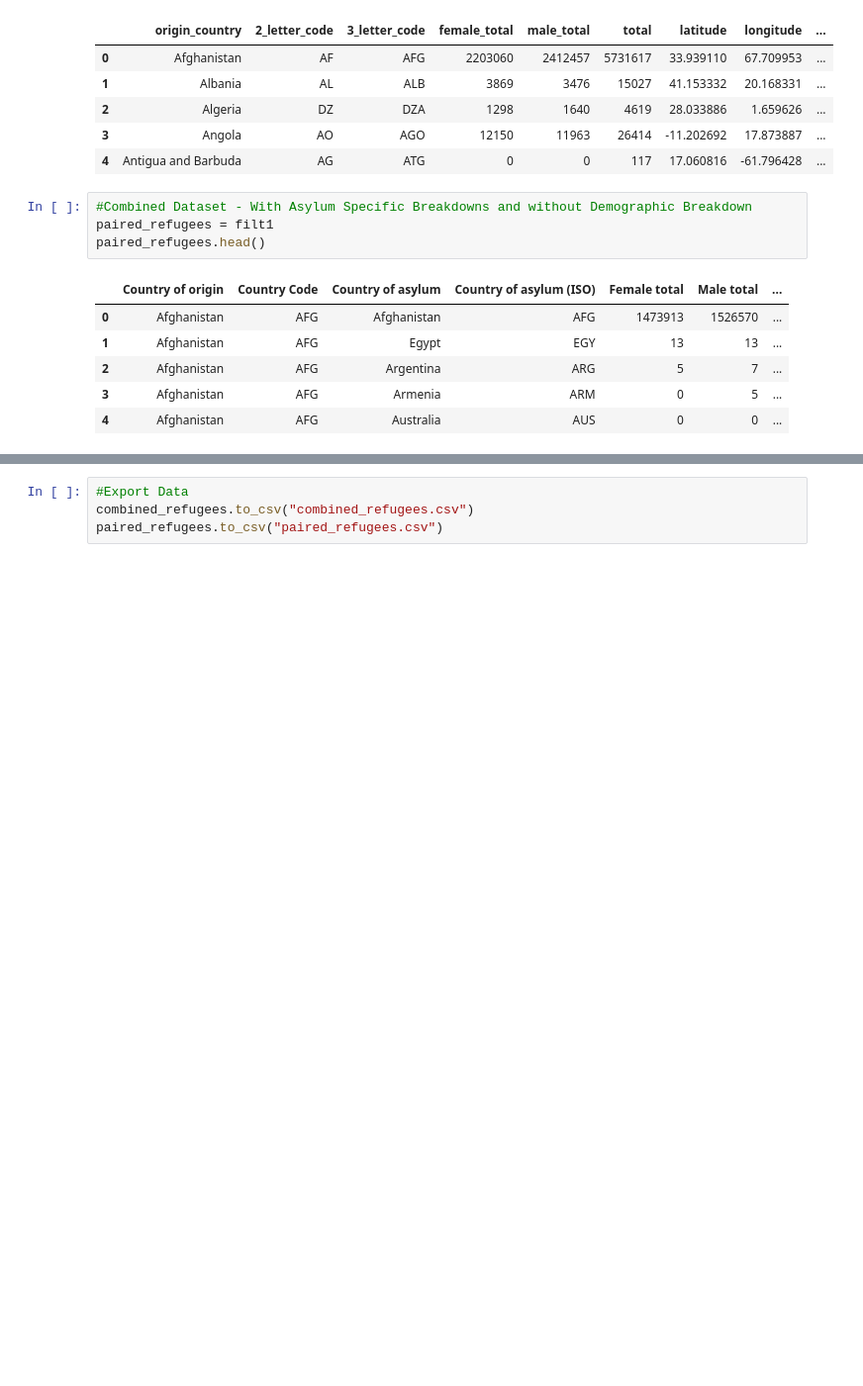
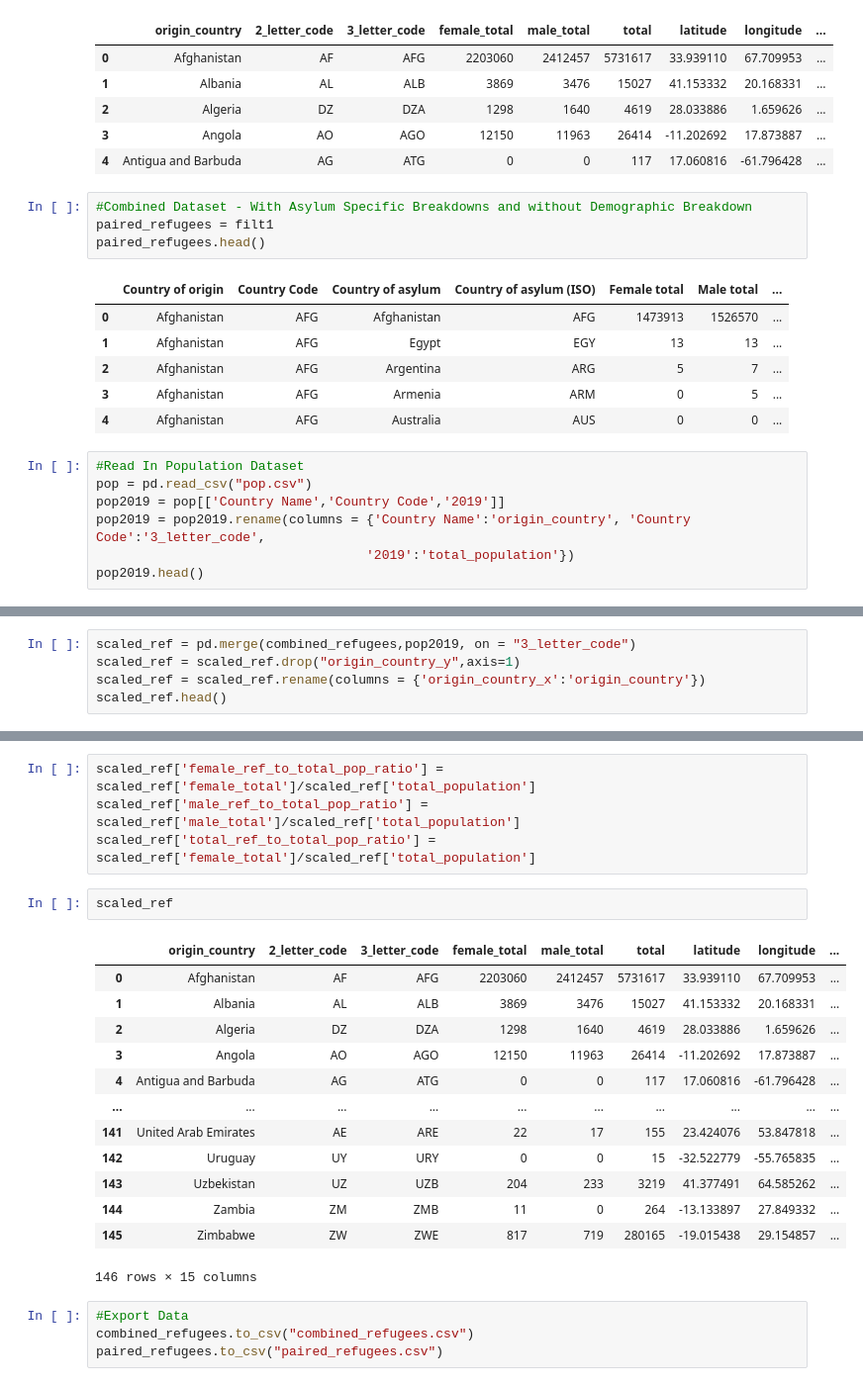
Before and after one commit to yjbae99/orie3120project, a Jupyter notebook: preprocessing/3120pp-Main.ipynb, the cells around one changed output, grey strips where cells are left out. Shown: that part at 99% size. Saved outputs shown, nothing was run; the diff lists cells and outputs as text; blank space fills up the shorter version.

```diff
--- a/preprocessing/3120pp-Main.ipynb
+++ b/preprocessing/3120pp-Main.ipynb
@@ -223,3 +223,10 @@ paired_refugees.head()
 | 2 | Afghanistan | AFG | Argentina | ARG | 5 | 7 | ... |
 | 3 | Afghanistan | AFG | Armenia | ARM | 0 | 5 | ... |
 | 4 | Afghanistan | AFG | Australia | AUS | 0 | 0 | ... |
+# %%
+#Read In Population Dataset
+pop = pd.read_csv("pop.csv")
+pop2019 = pop[['Country Name','Country Code','2019']]
+pop2019 = pop2019.rename(columns = {'Country Name':'origin_country', 'Country Code':'3_letter_code',
+                                   '2019':'total_population'})
+pop2019.head()
@@ -225,0 +240,5 @@ paired_refugees.head()
+# %%
+scaled_ref = pd.merge(combined_refugees,pop2019, on = "3_letter_code")
+scaled_ref = scaled_ref.drop("origin_country_y",axis=1)
+scaled_ref = scaled_ref.rename(columns = {'origin_country_x':'origin_country'})
+scaled_ref.head()
@@ -226,3 +252,23 @@ paired_refugees.head()
+# %%
+scaled_ref['female_ref_to_total_pop_ratio'] = scaled_ref['female_total']/scaled_ref['total_population']
+scaled_ref['male_ref_to_total_pop_ratio'] = scaled_ref['male_total']/scaled_ref['total_population']
+scaled_ref['total_ref_to_total_pop_ratio'] = scaled_ref['female_total']/scaled_ref['total_population']
+# %%
+scaled_ref
+# %% [output]
+|  | origin_country | 2_letter_code | 3_letter_code | female_total | male_total | total | latitude | longitude | ... |
+| 0 | Afghanistan | AF | AFG | 2203060 | 2412457 | 5731617 | 33.939110 | 67.709953 | ... |
+| 1 | Albania | AL | ALB | 3869 | 3476 | 15027 | 41.153332 | 20.168331 | ... |
+| 2 | Algeria | DZ | DZA | 1298 | 1640 | 4619 | 28.033886 | 1.659626 | ... |
+| 3 | Angola | AO | AGO | 12150 | 11963 | 26414 | -11.202692 | 17.873887 | ... |
+| 4 | Antigua and Barbuda | AG | ATG | 0 | 0 | 117 | 17.060816 | -61.796428 | ... |
+| ... | ... | ... | ... | ... | ... | ... | ... | ... | ... |
+| 141 | United Arab Emirates | AE | ARE | 22 | 17 | 155 | 23.424076 | 53.847818 | ... |
+| 142 | Uruguay | UY | URY | 0 | 0 | 15 | -32.522779 | -55.765835 | ... |
+| 143 | Uzbekistan | UZ | UZB | 204 | 233 | 3219 | 41.377491 | 64.585262 | ... |
+| 144 | Zambia | ZM | ZMB | 11 | 0 | 264 | -13.133897 | 27.849332 | ... |
+| 145 | Zimbabwe | ZW | ZWE | 817 | 719 | 280165 | -19.015438 | 29.154857 | ... |
+146 rows × 15 columns
 # %%
 #Export Data
 combined_refugees.to_csv("combined_refugees.csv")
```
Also changed, not shown: parts of 2 cells of this notebook.
